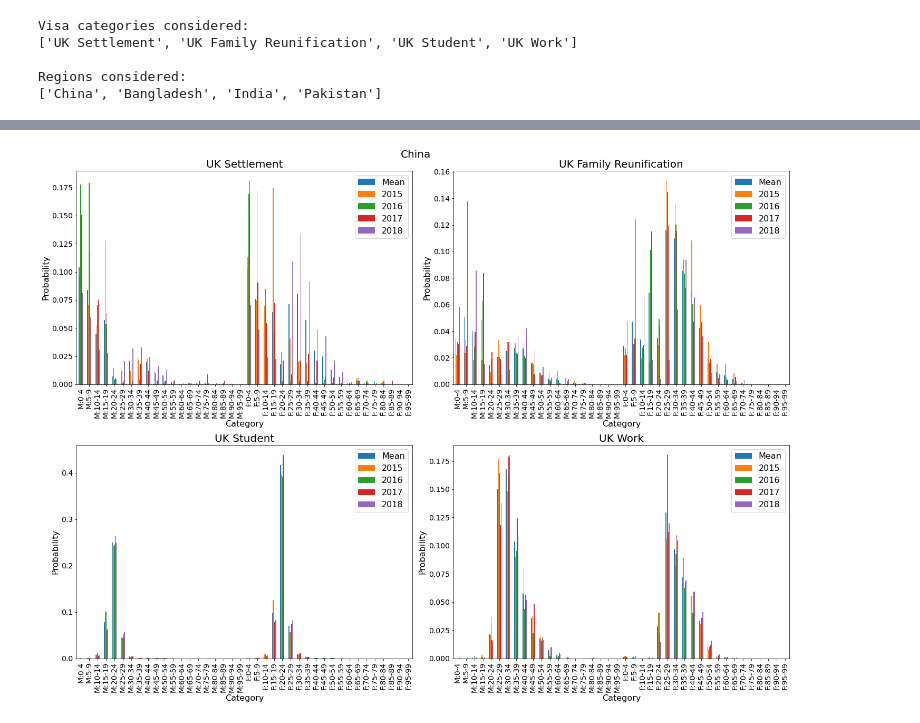
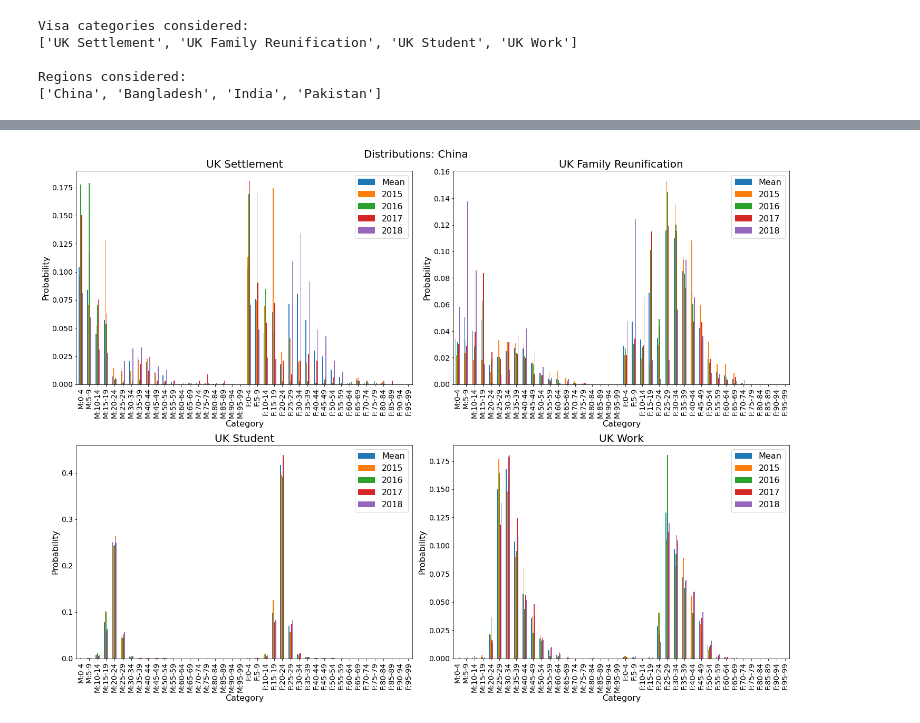
Before and after one commit to JamesTruscott/JupyterBinder, a Jupyter notebook: E-DETECT-TB/E_Detect_TB_Notes2.ipynb, the cells around one changed output, grey strips where cells are left out. Saved outputs shown, nothing was run; the diff lists cells and outputs as text; code cells hidden in the pictures.

```diff
--- a/E-DETECT-TB/E_Detect_TB_Notes2.ipynb
+++ b/E-DETECT-TB/E_Detect_TB_Notes2.ipynb
@@ -205,35 +210,35 @@ n_cols = 2
 n_rows = 2
 fig, ax = plt.subplots(ncols=n_cols, nrows=n_rows)
 
 for i in range(n_cols*n_rows):
     i_row = i // n_cols
     i_col = i % n_cols
     currentVisa = visaSet[i]
     currentAx = ax[i_row, i_col]
     CV = (currentRegion, currentVisa)
     currentMean = MeanAgeSexDistrByCV[CV]
 
     plot_df = pd.DataFrame({'Labels': names,
                             'Mean': currentMean})
 
     for y in years:
         currentIndex = CV + (y,)
         plot_df[y] = meanByCVYear[currentIndex]
 
     plot_df.plot.bar(x='Labels', rot=90, ax=currentAx)
     currentAx.set_title(currentVisa, fontsize=20)
     currentAx.set_ylabel('Probability', fontsize=16)
     currentAx.set_xlabel('Category', fontsize=16)
     currentAx.tick_params(axis='both', which='major', labelsize=14)
     currentAx.legend(fontsize=16)
 
 
 fig.set_size_inches(20, 7.5*n_rows)
-fig.suptitle(currentRegion, fontsize=20)
+fig.suptitle(f'Distributions: {currentRegion}', fontsize=20)
 fig.tight_layout()
 plt.show()
 # %% [output]
-[figure, old version]
+[figure, new version]
 # %%
 currentRegion = 'Pakistan'
 
```
Also changed, not shown: parts of 12 cells of this notebook.
